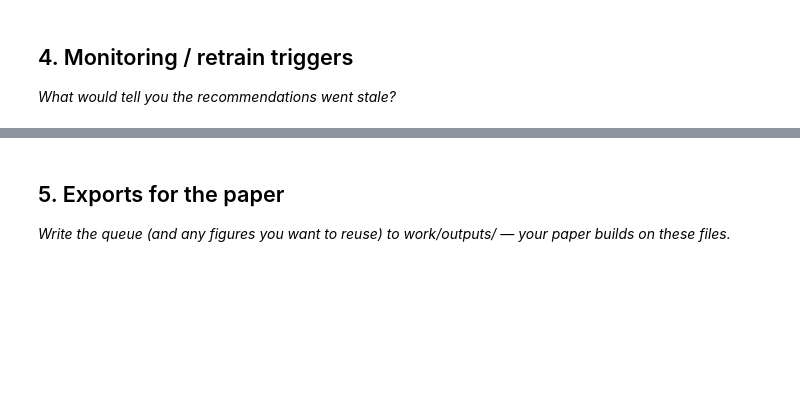
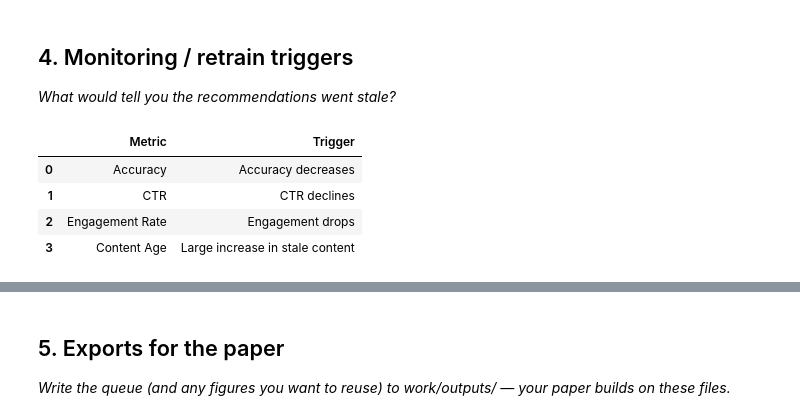
Before and after one commit to prateeky559/FlyrankML, a Jupyter notebook: work/notebooks/w07_action_playbook.ipynb, the cells around one changed output, grey strips where cells are left out. Saved outputs shown, nothing was run; the diff lists cells and outputs as text; code cells hidden in the pictures; blank space fills up the shorter version.

```diff
--- a/work/notebooks/w07_action_playbook.ipynb
+++ b/work/notebooks/w07_action_playbook.ipynb
@@ -36,0 +120,23 @@ This skeleton is yours to fill. Work the sections **in order** — each one has
+# %%
+monitoring = pd.DataFrame({
+    "Metric":[
+        "Accuracy",
+        "CTR",
+        "Engagement Rate",
+        "Content Age"
+    ],
+    "Trigger":[
+        "Accuracy decreases",
+        "CTR declines",
+        "Engagement drops",
+        "Large increase in stale content"
+    ]
+})
+
+monitoring
+# %% [output]
+|  | Metric | Trigger |
+| 0 | Accuracy | Accuracy decreases |
+| 1 | CTR | CTR declines |
+| 2 | Engagement Rate | Engagement drops |
+| 3 | Content Age | Large increase in stale content |
```
Also changed, not shown: parts of 16 cells of this notebook.
